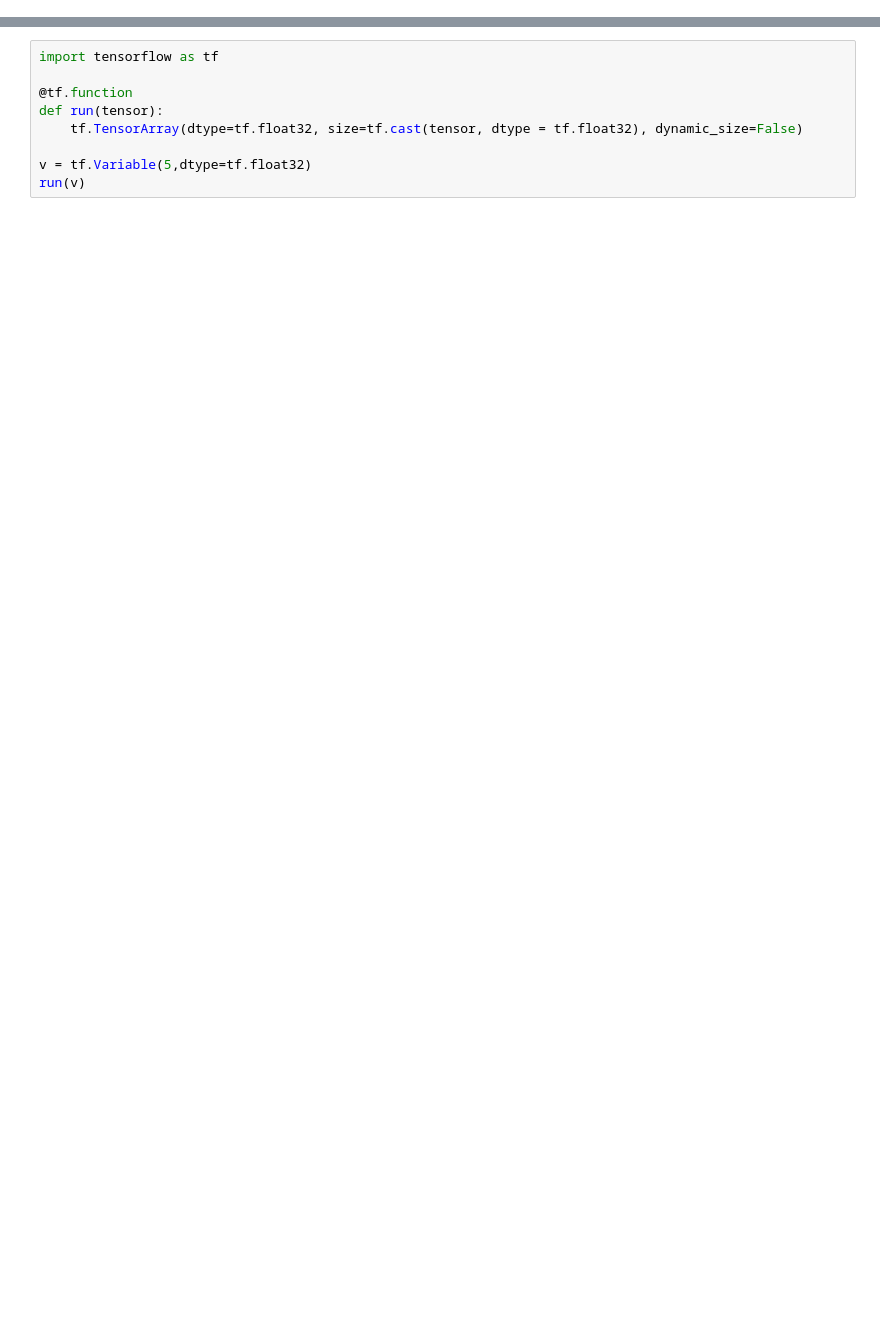
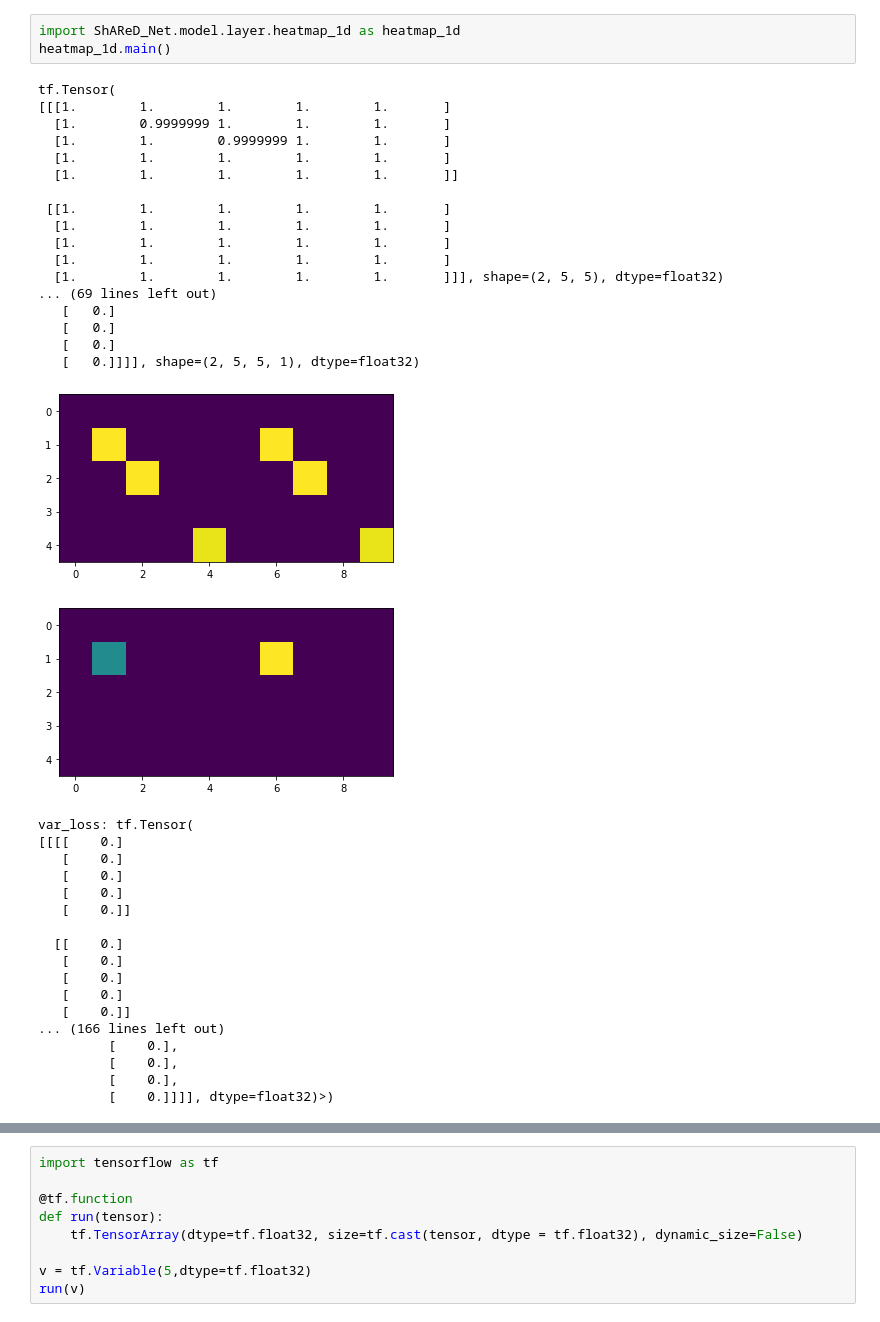
Before and after one commit to bela127/3D_Person_Pose_Estimation_from_2D_Singelview_Image_Data, a Jupyter notebook: Tests.ipynb, the cells around one changed output, grey strips where cells are left out. Drawn from its saved outputs; the diff is of its cells as text; blank space fills up the shorter version.

```diff
--- a/Tests.ipynb
+++ b/Tests.ipynb
@@ -26,0 +84,40 @@ train.main()
+# %%
+import ShAReD_Net.model.layer.heatmap_1d as heatmap_1d
+heatmap_1d.main()
+# %% [output]
+tf.Tensor(
+[[[1.        1.        1.        1.        1.       ]
+  [1.        0.9999999 1.        1.        1.       ]
+  [1.        1.        0.9999999 1.        1.       ]
+  [1.        1.        1.        1.        1.       ]
+  [1.        1.        1.        1.        1.       ]]
+
+ [[1.        1.        1.        1.        1.       ]
+  [1.        1.        1.        1.        1.       ]
+  [1.        1.        1.        1.        1.       ]
+  [1.        1.        1.        1.        1.       ]
+  [1.        1.        1.        1.        1.       ]]], shape=(2, 5, 5), dtype=float32)
+... (69 lines left out)
+   [   0.]
+   [   0.]
+   [   0.]
+   [   0.]]]], shape=(2, 5, 5, 1), dtype=float32)
+[figure, added]
+[figure, added]
+var_loss: tf.Tensor(
+[[[[    0.]
+   [    0.]
+   [    0.]
+   [    0.]
+   [    0.]]
+
+  [[    0.]
+   [    0.]
+   [    0.]
+   [    0.]
+   [    0.]]
+... (166 lines left out)
+         [    0.],
+         [    0.],
+         [    0.],
+         [    0.]]]], dtype=float32)>)
```
Also changed, not shown: parts of 15 cells of this notebook, 1 other file.
